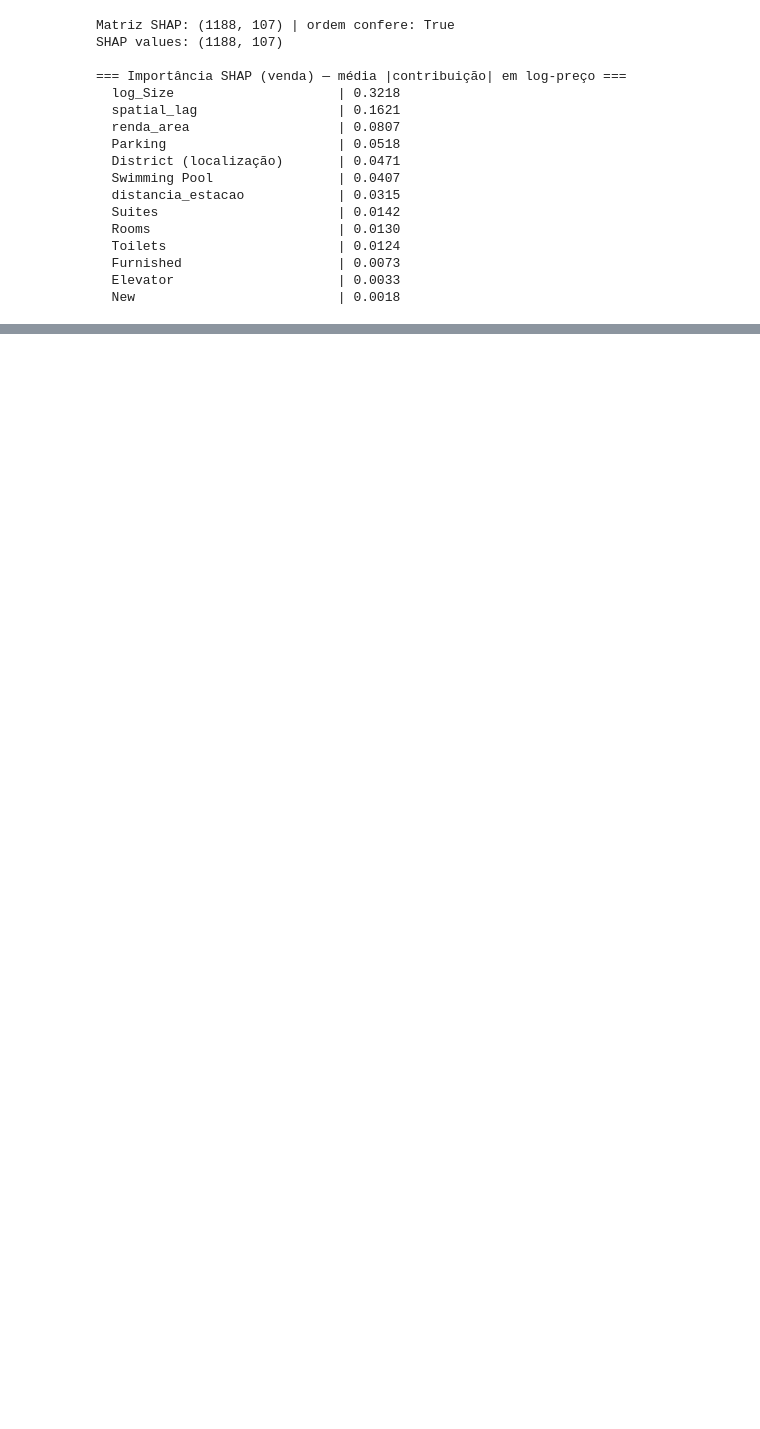
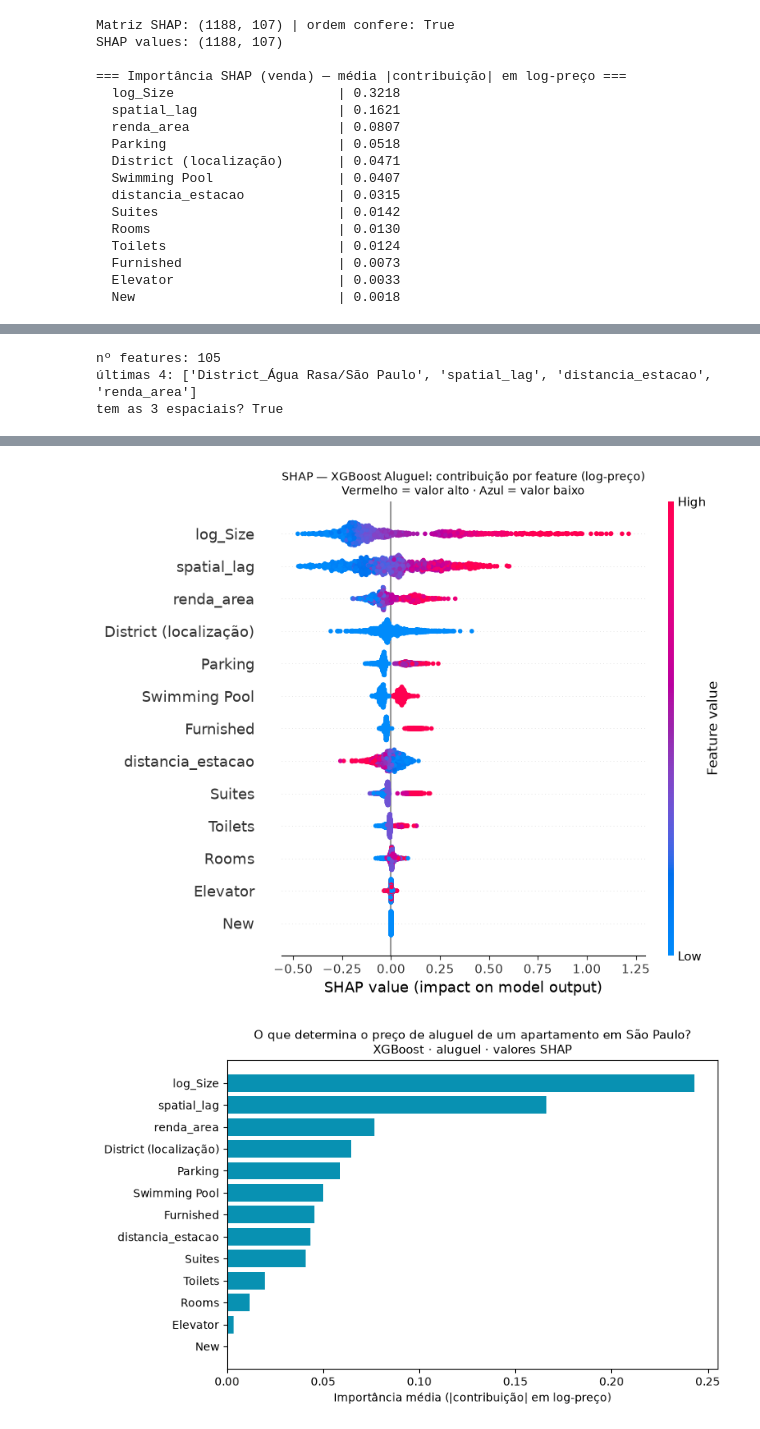
Before and after one commit to lDelmondes/avm-sao-paulo, a Jupyter notebook: 03_modelagem.ipynb, the cells around one changed output, grey strips where cells are left out. Cells and saved outputs as stored; diff of their text form; code cells hidden in the pictures; blank space fills up the shorter version.

```diff
--- a/03_modelagem.ipynb
+++ b/03_modelagem.ipynb
@@ -2002,3 +2195,11 @@ TreeExplainer). As 95 dummies de District são agregadas num único "efeito loca
 (District)" — somadas por imóvel, depois pela média — para o gráfico responder "o que
 dirige o preço?" sem 95 barras ilegíveis. Valores em log-preço (escala do modelo):
 leitura é a importância RELATIVA das features, não reais absolutos.
+# %%
+import joblib
+modelo_v = joblib.load("models/modelo_campeao_venda.joblib")
+print("nº features:", modelo_v.n_features_in_)
+print("últimas 4:", [str(c) for c in modelo_v.feature_names_in_[-4:]])
+print("tem as 3 espaciais?",
+      all(f in [str(c) for c in modelo_v.feature_names_in_]
+          for f in ["spatial_lag", "distancia_estacao", "renda_area"]))
@@ -2172,0 +2384,66 @@ O beeswarm confirma a importância E revela a direção de cada feature:
+# %%
+import joblib
+modelo_a = joblib.load("models/modelo_campeao_aluguel.joblib")
+print("nº features:", modelo_a.n_features_in_)
+print("últimas 4:", [str(c) for c in modelo_a.feature_names_in_[-4:]])
+print("tem as 3 espaciais?",
+      all(f in [str(c) for c in modelo_a.feature_names_in_]
+          for f in ["spatial_lag", "distancia_estacao", "renda_area"]))
+# %% [output]
+nº features: 105
+últimas 4: ['District_Água Rasa/São Paulo', 'spatial_lag', 'distancia_estacao', 'renda_area']
+tem as 3 espaciais? True
+# %%
+# Monta a matriz de teste de aluguel (105 features, na ordem do modelo)
+X_shap_a = montar_matriz_arvore(df_aluguel, X_train_a, X_test_a, y_train_a_log, 3)
+X_shap_a = X_shap_a[list(modelo_a.feature_names_in_)]
+print("Matriz SHAP aluguel:", X_shap_a.shape,
+      "| ordem confere:", list(X_shap_a.columns) == list(modelo_a.feature_names_in_))
+
+# TreeExplainer
+explainer_a = shap.TreeExplainer(modelo_a)
+shap_values_a = explainer_a.shap_values(X_shap_a)
+
+# Agrega District (agora 93 dummies)
+cols_a = [str(c) for c in modelo_a.feature_names_in_]
+idx_district_a = [i for i, c in enumerate(cols_a) if c.startswith("District_")]
+idx_outras_a   = [i for i, c in enumerate(cols_a) if not c.startswith("District_")]
+nomes_outras_a = [cols_a[i] for i in idx_outras_a]
+
+shap_district_a = shap_values_a[:, idx_district_a].sum(axis=1, keepdims=True)
+shap_agg_a = np.hstack([shap_values_a[:, idx_outras_a], shap_district_a])
+nomes_agg_a = nomes_outras_a + ["District (localização)"]
+
+importancia_a = np.abs(shap_agg_a).mean(axis=0)
+ordem_a = np.argsort(importancia_a)[::-1]
+
+print("\n=== Importância SHAP (aluguel) — média |contribuição| em log-preço ===")
+for i in ordem_a:
+    print(f"  {nomes_agg_a[i]:28} | {importancia_a[i]:.4f}")
+
+# Beeswarm
+X_vals_outras_a = X_shap_a.iloc[:, idx_outras_a].values
+X_district_proxy_a = X_shap_a.iloc[:, idx_district_a].values.sum(axis=1, keepdims=True)
+X_vals_agg_a = np.hstack([X_vals_outras_a, X_district_proxy_a])
+
+shap.summary_plot(shap_agg_a, X_vals_agg_a, feature_names=nomes_agg_a,
+                  plot_type="dot", show=False, max_display=13)
+plt.title("SHAP — XGBoost Aluguel: contribuição por feature (log-preço)\n"
+          "Vermelho = valor alto · Azul = valor baixo", fontsize=10)
+plt.tight_layout()
+plt.savefig("outputs/shap_beeswarm_aluguel.png", dpi=150, bbox_inches="tight")
+plt.show()
+
+# Bar plot aluguel (comunicação / README / LinkedIn)
+ordem_a = np.argsort(importancia_a)[::-1]
+fig, ax = plt.subplots(figsize=(8, 5))
+ax.barh([nomes_agg_a[i] for i in ordem_a][::-1],
+        [importancia_a[i] for i in ordem_a][::-1],
+        color="#0891b2")   # ciano, para distinguir do azul da venda
+ax.set_xlabel("Importância média (|contribuição| em log-preço)")
+ax.set_title("O que determina o preço de aluguel de um apartamento em São Paulo?\n"
+             "XGBoost · aluguel · valores SHAP", fontsize=11)
+plt.tight_layout()
+plt.savefig("outputs/shap_bar_aluguel.png", dpi=150, bbox_inches="tight")
+plt.show()
+# %% [output]
@@ -2172,0 +2466,2 @@ O beeswarm confirma a importância E revela a direção de cada feature:
+[figure, added]
+[figure, added]
```
Also changed, not shown: parts of 22 cells of this notebook, 6 other files.
